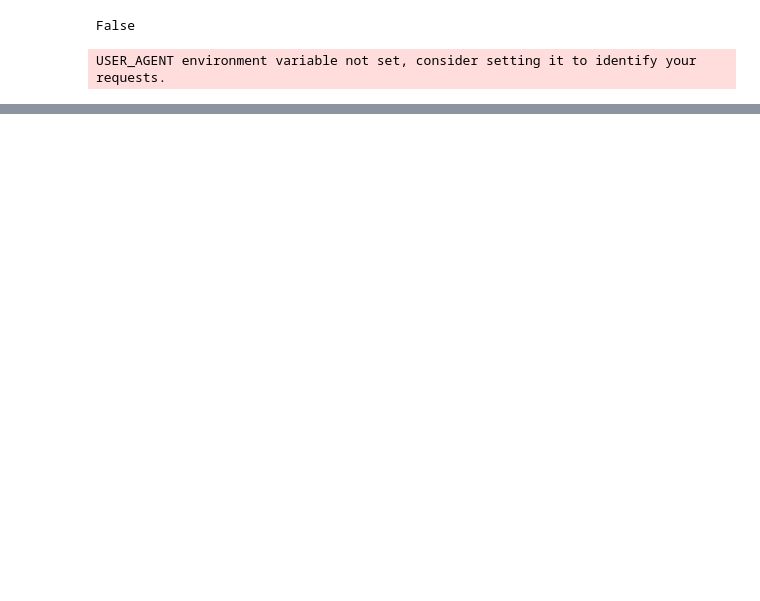
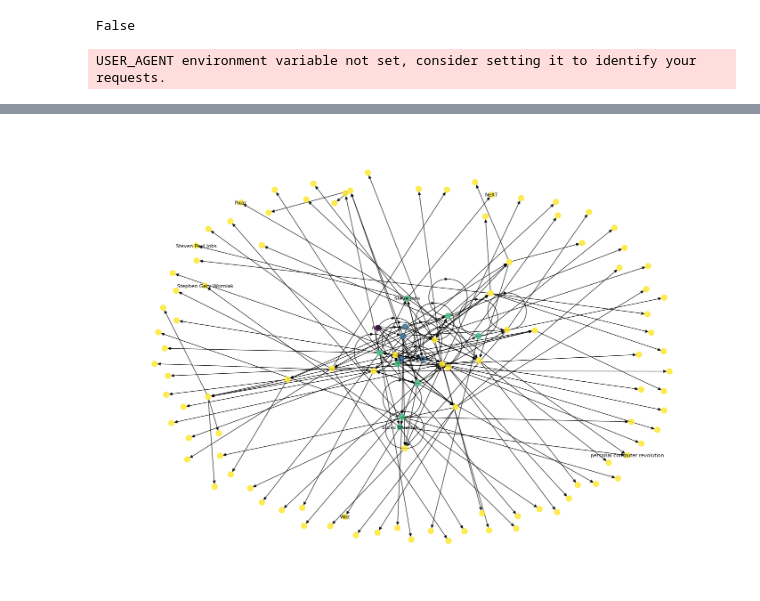
Before and after one commit to TheOctoMizer/AAI-520-Final-Project, a Jupyter notebook: retest.ipynb, the cells around one changed output, grey strips where cells are left out. Cells and saved outputs as stored; diff of their text form; code cells hidden in the pictures; blank space fills up the shorter version.

```diff
--- a/retest.ipynb
+++ b/retest.ipynb
@@ -499,0 +512,9 @@ with open("research_tree.json", "w") as f:
+# %%
+conn = sqlite3.connect("agentic_research_graph.db")
+G = nx.DiGraph()
+# %%
+for row in conn.execute("SELECT id, name, depth FROM nodes"):
+    G.add_node(row[0], label=row[1], depth=row[2])
+# %%
+for row in conn.execute("SELECT parent, child FROM edges"):
+    G.add_edge(row[0], row[1])
@@ -499,0 +529,19 @@ with open("research_tree.json", "w") as f:
+# %%
+depths = nx.get_node_attributes(G, 'depth')
+colors = [depths[n] for n in G.nodes()]
+# %%
+plt.figure(figsize=(14, 10))
+pos = nx.spring_layout(G, k=0.35, seed=42)
+nx.draw(
+    G, pos,
+    node_color=colors,
+    cmap=plt.cm.viridis,
+    with_labels=False,
+    node_size=80,
+    alpha=0.8
+)
+labels = {n: G.nodes[n].get('label', '') for n in list(G.nodes())[:10]}
+nx.draw_networkx_labels(G, pos, labels=labels, font_size=8, font_color='black')
+plt.show()
+# %% [output]
+[figure, added]
```
Also changed, not shown: parts of 16 cells of this notebook.
